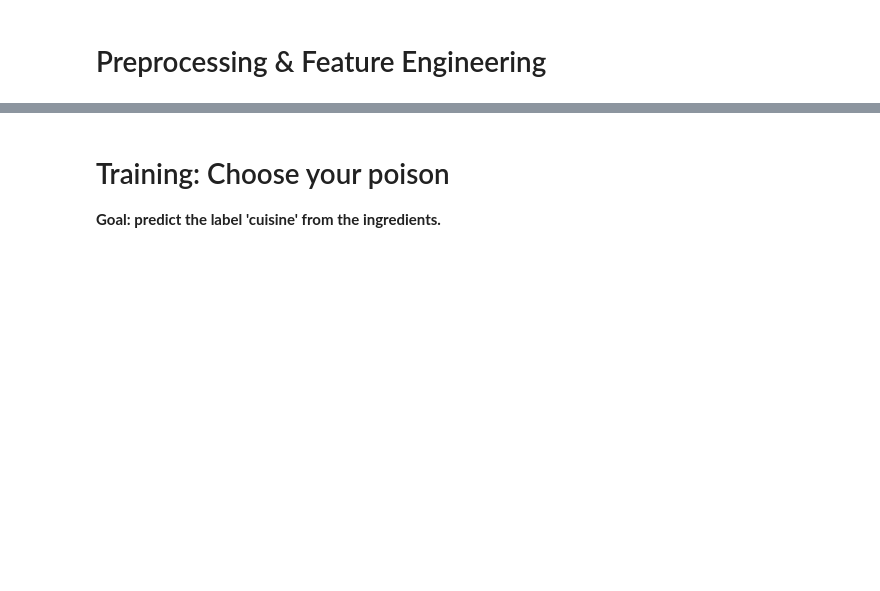
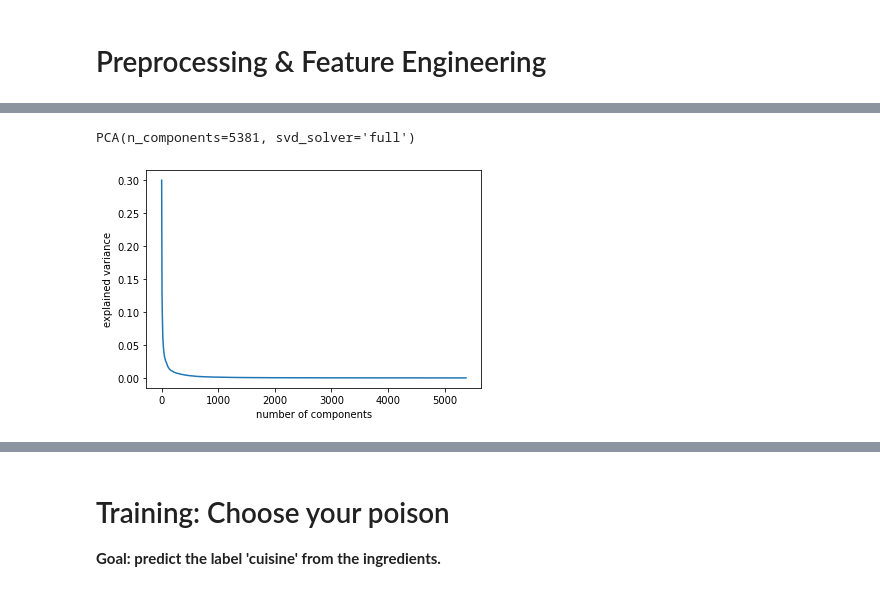
Before and after one commit to MaximDecherf/upnxt-assignment-ml, a Jupyter notebook: recipe_challenge.ipynb, the cells around one changed output, grey strips where cells are left out. Saved outputs shown, nothing was run; the diff lists cells and outputs as text; code cells hidden in the pictures; blank space fills up the shorter version.

```diff
--- a/recipe_challenge.ipynb
+++ b/recipe_challenge.ipynb
@@ -76,0 +135,7 @@ df_train
+# %%
+# transform to multilabel format
+mlb = MultiLabelBinarizer()
+
+x_trans_test = x_test.join(pd.DataFrame(mlb.fit_transform(x_test.pop('ingredients')),
+                          columns=mlb.classes_,
+                          index=x_test.index))
@@ -76,0 +199,18 @@ df_train
+# %%
+full_dataset = x_trans.append(x_trans_test, ignore_index=True)
+# %%
+full_dataset = full_dataset.fillna(0)
+# %%
+number_of_components = len(full_dataset.columns)
+
+pca_model = PCA(n_components=number_of_components, svd_solver='full')
+pca_model.fit(full_dataset)
+# %% [output]
+PCA(n_components=5381, svd_solver='full')
+# %%
+plt.plot(pca_model.explained_variance_)
+plt.xlabel('number of components')
+plt.ylabel('explained variance')
+plt.show()
+# %% [output]
+[figure, added]
```
Also changed, not shown: parts of 51 cells of this notebook, 1 other file.
